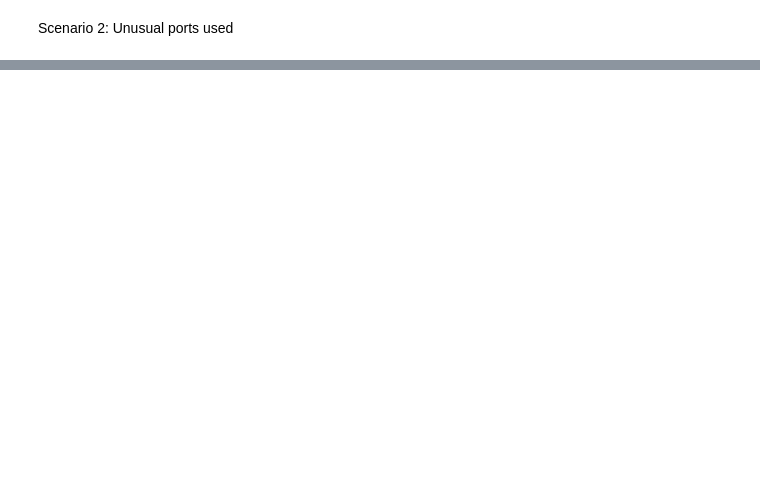
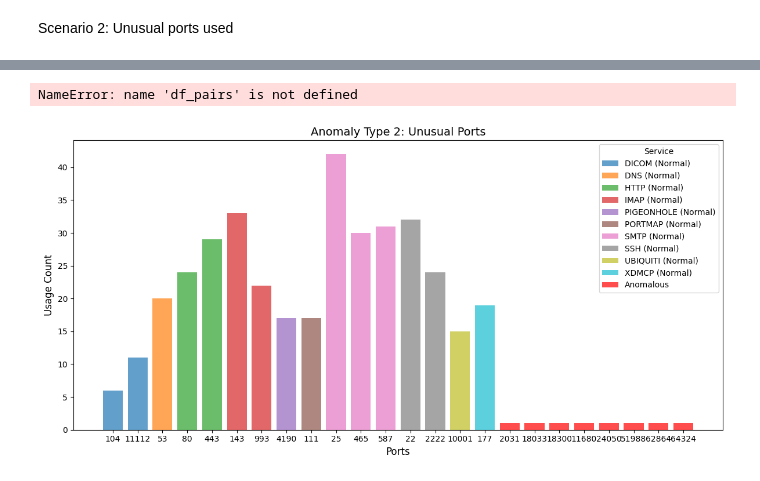
Before and after one commit to cdjidjev/custom_iForest, a Jupyter notebook: processingTrees_update.ipynb, the cells around one changed output, grey strips where cells are left out. Cells and saved outputs as stored; diff of their text form; code cells hidden in the pictures; blank space fills up the shorter version.

Commit message:
Before increasing data size

```diff
--- a/processingTrees_update.ipynb
+++ b/processingTrees_update.ipynb
@@ -876,0 +835,53 @@ df.head(100)
+# %%
+df_pairs.head()
+# %% [output]
+NameError: name 'df_pairs' is not defined
+# %%
+flat_data = []
+for _, row in df_pairs.iterrows():
+    ports = row['port']
+    services = row['service']
+    for port, service in zip(ports, services):
+        flat_data.append({
+            'IP': row['ipv4'],
+            'Scan ID': row['scan_id'],
+            'Port': port,
+            'Service': service,
+            'Anomaly': row['anomaly']
+        })
+
+df_flat = pd.DataFrame(flat_data)
+
+# Aggregate data for plotting
+plot_data = df_flat.groupby(['Service', 'Port', 'Anomaly']).size().reset_index(name='Usage Count')
+
+# Plot
+plt.figure(figsize=(12, 6))
+for service in plot_data['Service'].unique():
+    service_data = plot_data[(plot_data['Service'] == service) & (plot_data['Anomaly'] == 0)]
+    plt.bar(
+        service_data['Port'].astype(str),
+        service_data['Usage Count'],
+        label=f"{service} (Normal)",
+        alpha=0.7
+    )
+
+# Highlight anomalous ports in red
+anomalous_data = plot_data[plot_data['Anomaly'] == 1]
+if not anomalous_data.empty:
+    plt.bar(
+        anomalous_data['Port'].astype(str),
+        anomalous_data['Usage Count'],
+        color='red',
+        label='Anomalous',
+        alpha=0.7
+    )
+
+plt.title('Anomaly Type 2: Unusual Ports', fontsize=14)
+plt.xlabel('Ports', fontsize=12)
+plt.ylabel('Usage Count', fontsize=12)
+plt.legend(title='Service', loc='upper right')
+plt.tight_layout()
+plt.show()
+# %% [output]
+[figure, added]
```
Also changed, not shown: parts of 26 cells of this notebook, 20 other files.
